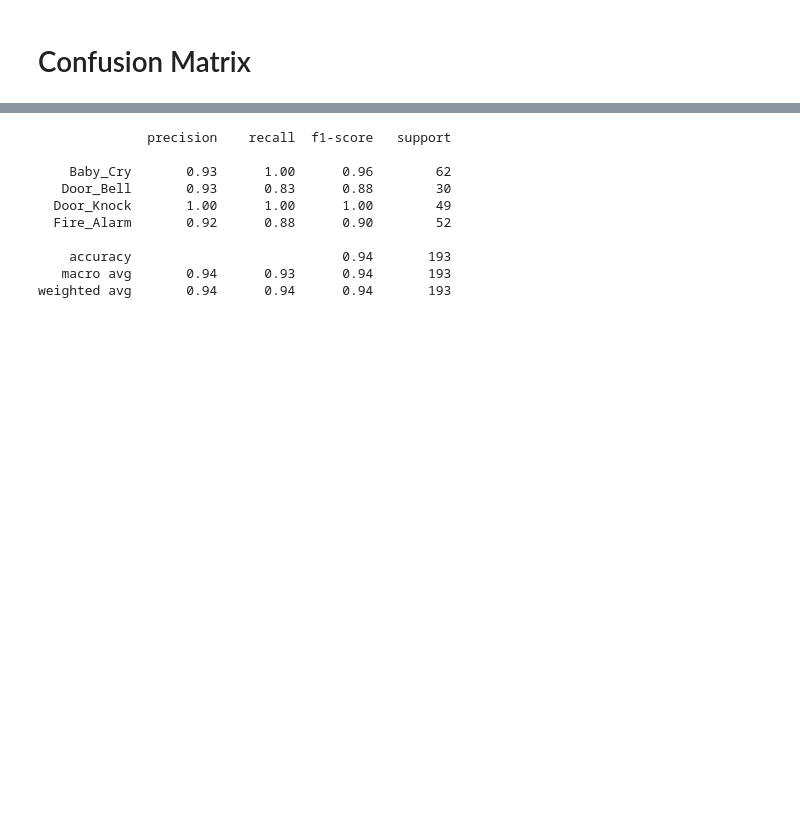
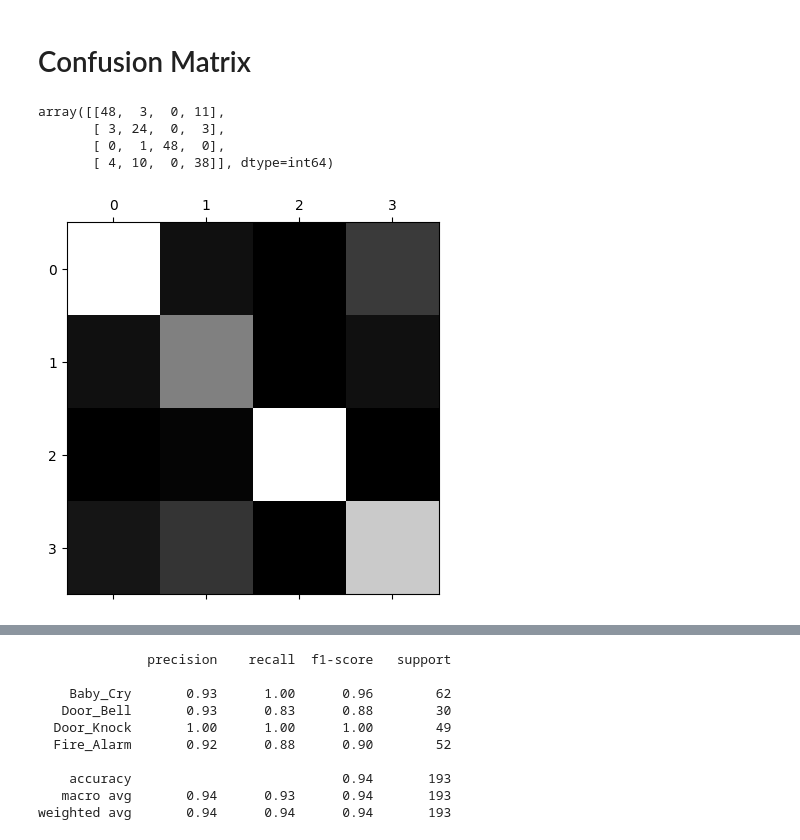
Before and after one commit to bharathchandrareddy/audio_research_crnn_files, a Jupyter notebook: Audio_Mel_Spectrogram_Image_CRNN_Model.ipynb, the cells around one changed output, grey strips where cells are left out. Saved outputs shown, nothing was run; the diff lists cells and outputs as text; code cells hidden in the pictures; blank space fills up the shorter version.

Commit message:
adding confusion matrix plot

```diff
--- a/Audio_Mel_Spectrogram_Image_CRNN_Model.ipynb
+++ b/Audio_Mel_Spectrogram_Image_CRNN_Model.ipynb
@@ -396,3 +396,16 @@ Test Accuracy: 0.9430052042007446
 # %%
 y_pred = np.argmax(test_predictions, axis=1)
 y_true = test_generator.classes
+# %%
+conf_mx = confusion_matrix(y_true,y_pred)
+conf_mx
+# %% [output]
+array([[48,  3,  0, 11],
+       [ 3, 24,  0,  3],
+       [ 0,  1, 48,  0],
+       [ 4, 10,  0, 38]], dtype=int64)
+# %%
+plt.matshow(conf_mx,cmap=plt.cm.gray)
+plt.show()
+# %% [output]
+[figure, added]
```
Also changed, not shown: parts of 1 cell of this notebook.
